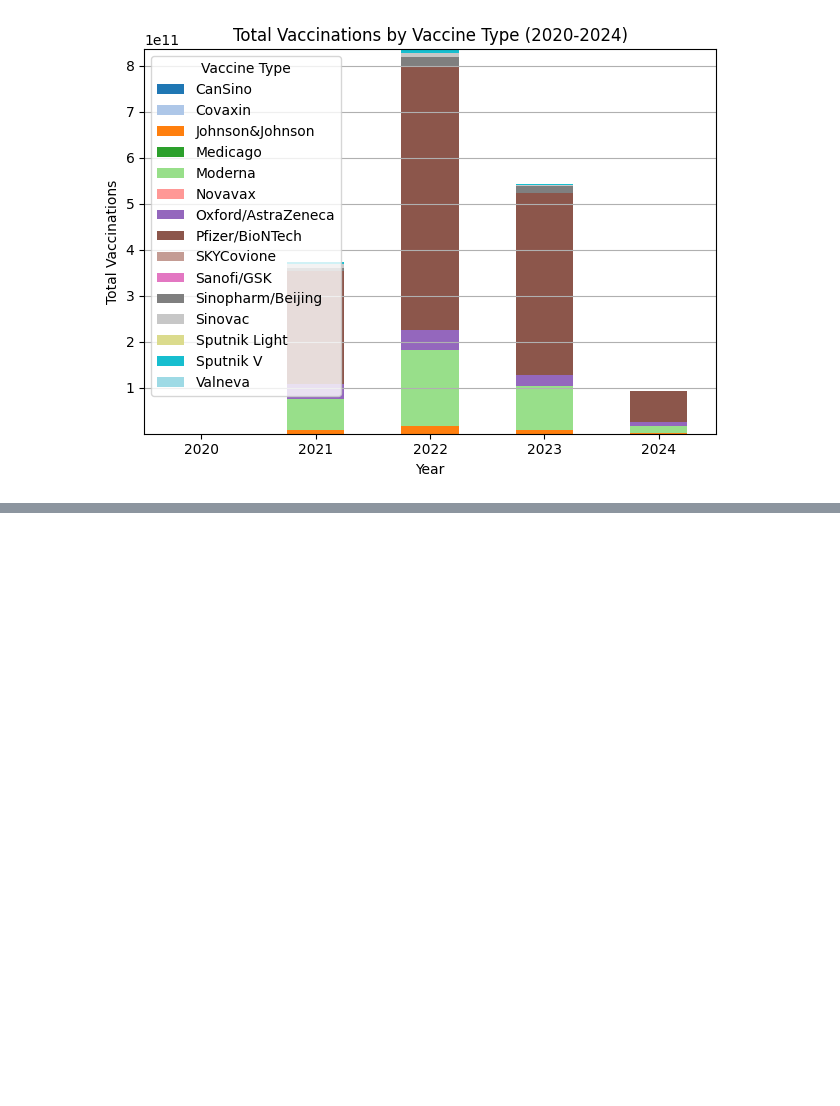
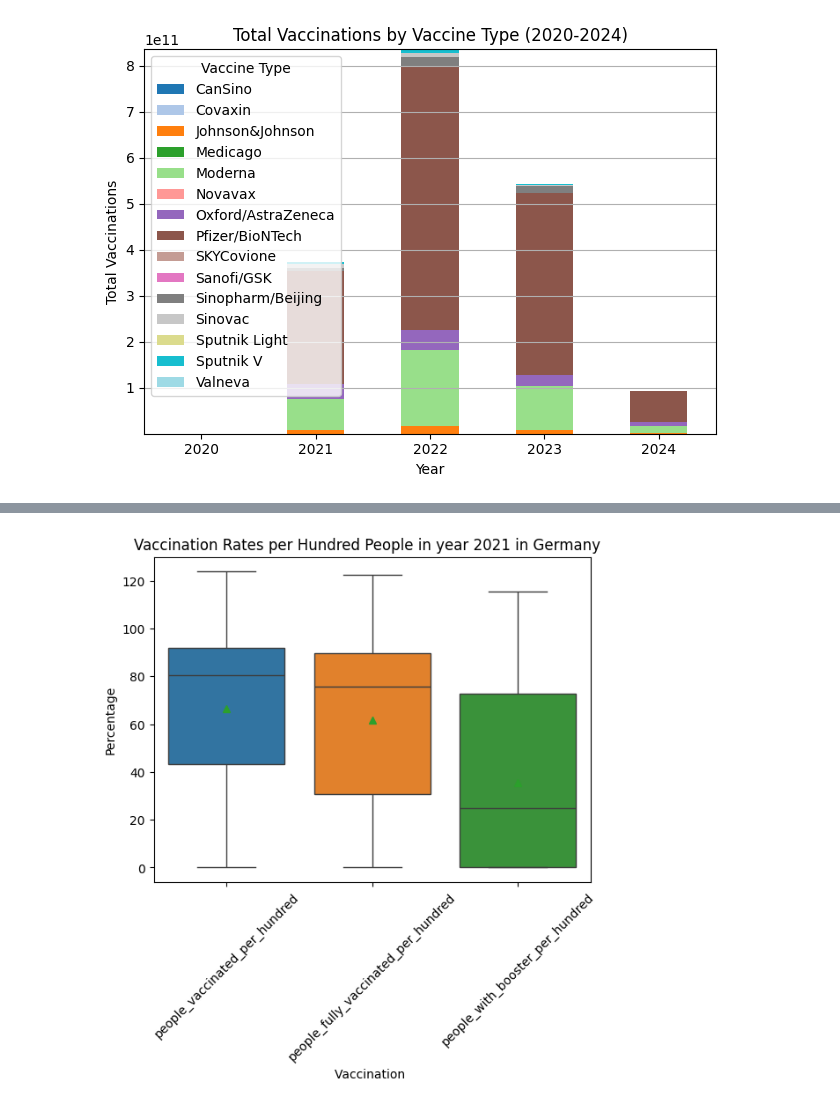
Before and after one commit to bratatikiit/Data_Analytics_project, a Jupyter notebook: data/boxplotvaccine.ipynb, the cells around one changed output, grey strips where cells are left out. Cells and saved outputs as stored; diff of their text form; code cells hidden in the pictures; blank space fills up the shorter version.

Commit message:
boxplotchange

```diff
--- a/data/boxplotvaccine.ipynb
+++ b/data/boxplotvaccine.ipynb
@@ -218,0 +90,29 @@ plt.show()
+# %%
+# Import libraries
+import pandas as pd
+import matplotlib.pyplot as plt
+
+# Read the CSV data into a DataFrame
+data = pd.read_csv("./vaccinations-by-age-group.csv")
+# Extract the data for boxplots ( filtering dates )
+vaccine_columns = ["people_vaccinated_per_hundred", "people_fully_vaccinated_per_hundred", "people_with_booster_per_hundred"]
+vaccine_data = data[vaccine_columns]
+
+# Create the boxplot using Seaborn
+import seaborn as sns  # Import seaborn for better visuals
+sns.boxplot(
+    data=vaccine_data,  # Data to plot
+    orient="v",  # Vertical orientation
+    showmeans=True,  # Show means as markers
+)
+
+# Customize the plot (optional)
+plt.title("Vaccination Rates per Hundred People in year 2021 in Germany  ")
+plt.xlabel("Vaccination ")
+plt.ylabel("Percentage")
+plt.xticks(rotation=45)  # Rotate x-axis labels for better readability
+
+# Display the plot
+plt.show()
+# %% [output]
+[figure, added]
```
Also changed, not shown: parts of 24 cells of this notebook, 9 other files.
